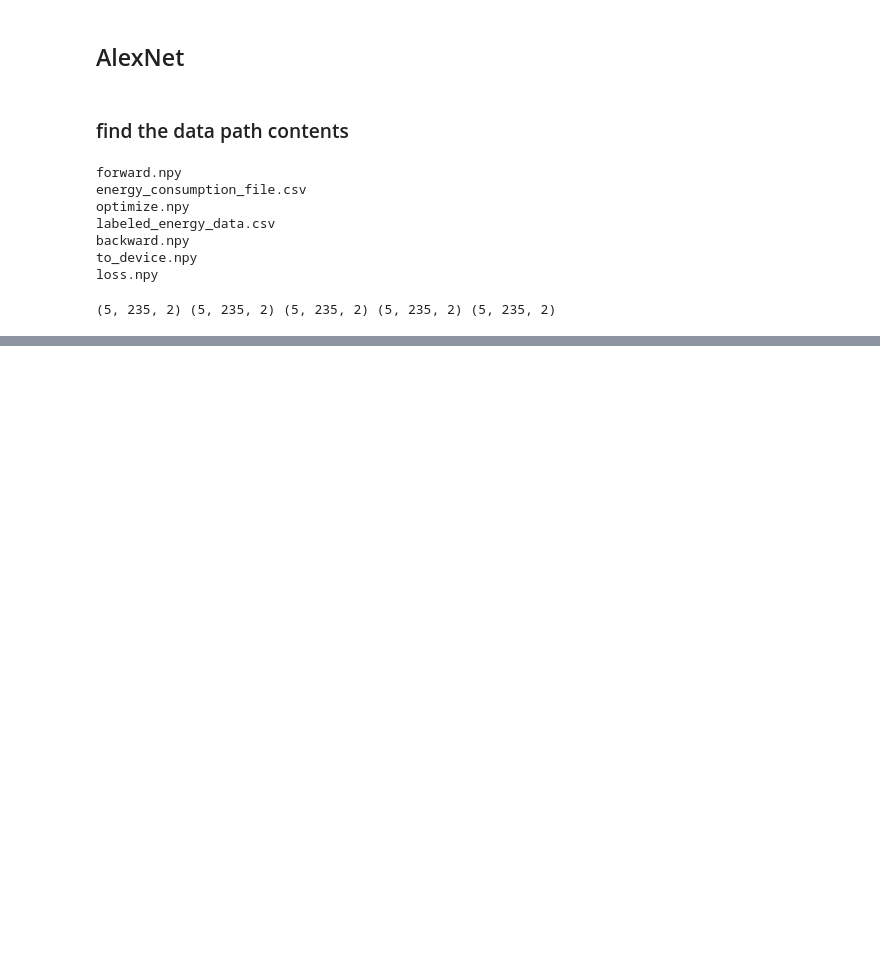
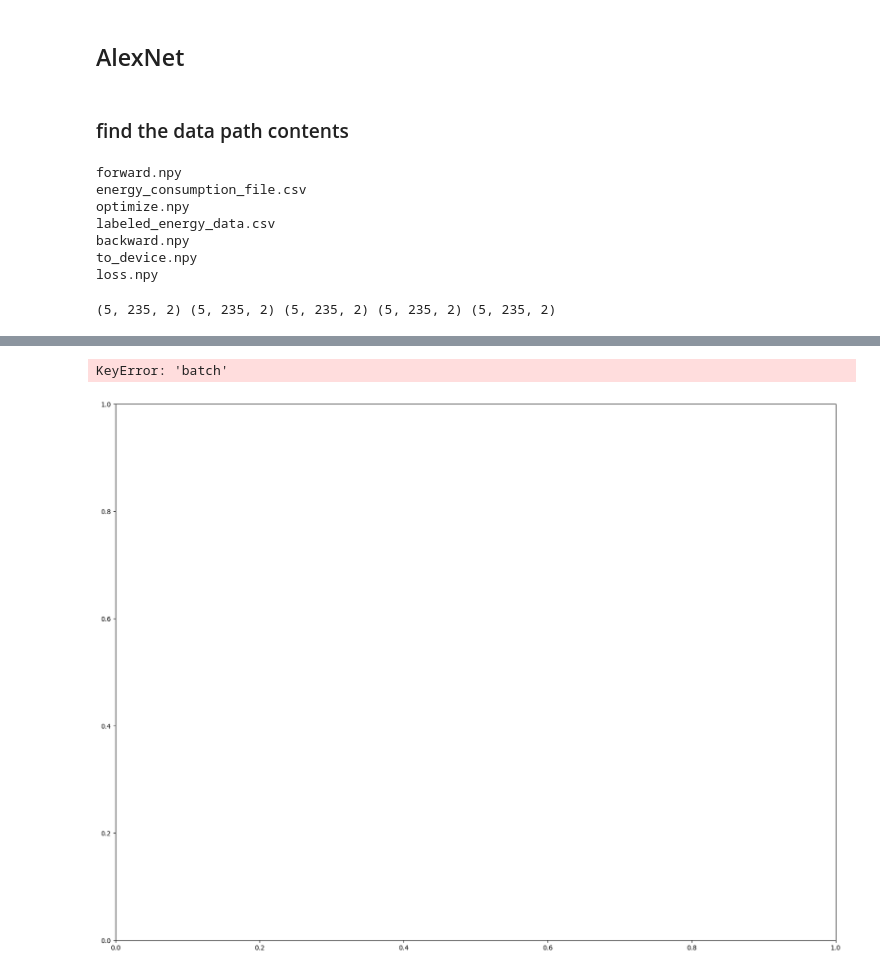
Before and after one commit to dtjgp/GreenAI, a Jupyter notebook: 3080/AnalysisEnergyData.ipynb, the cells around one changed output, grey strips where cells are left out. Cells and saved outputs as stored; diff of their text form; code cells hidden in the pictures; blank space fills up the shorter version.

```diff
--- a/3080/AnalysisEnergyData.ipynb
+++ b/3080/AnalysisEnergyData.ipynb
@@ -211,0 +246,7 @@ for i in range(batch_num):
+# %%
+# for each batch, plot the energy consumption for each step
+# Create a new figure and axis
+fig, ax = plt.subplots(figsize=(20, 15))
+# %% [output]
+KeyError: 'batch'
+[figure, added]
```
Also changed, not shown: parts of 7 cells of this notebook, 2 other files.
